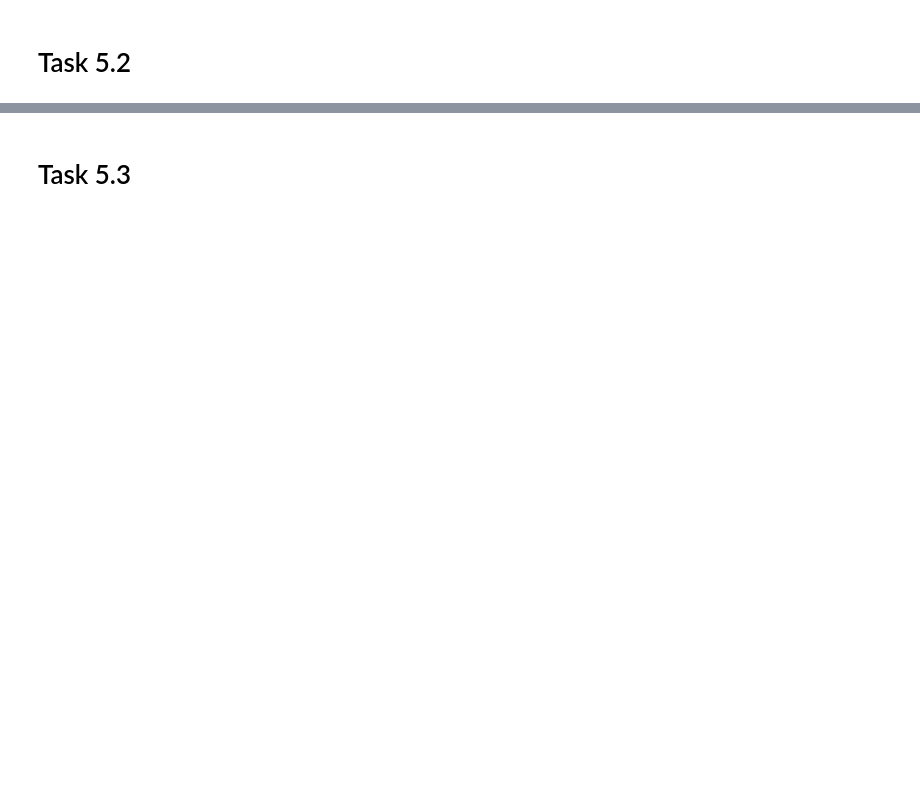
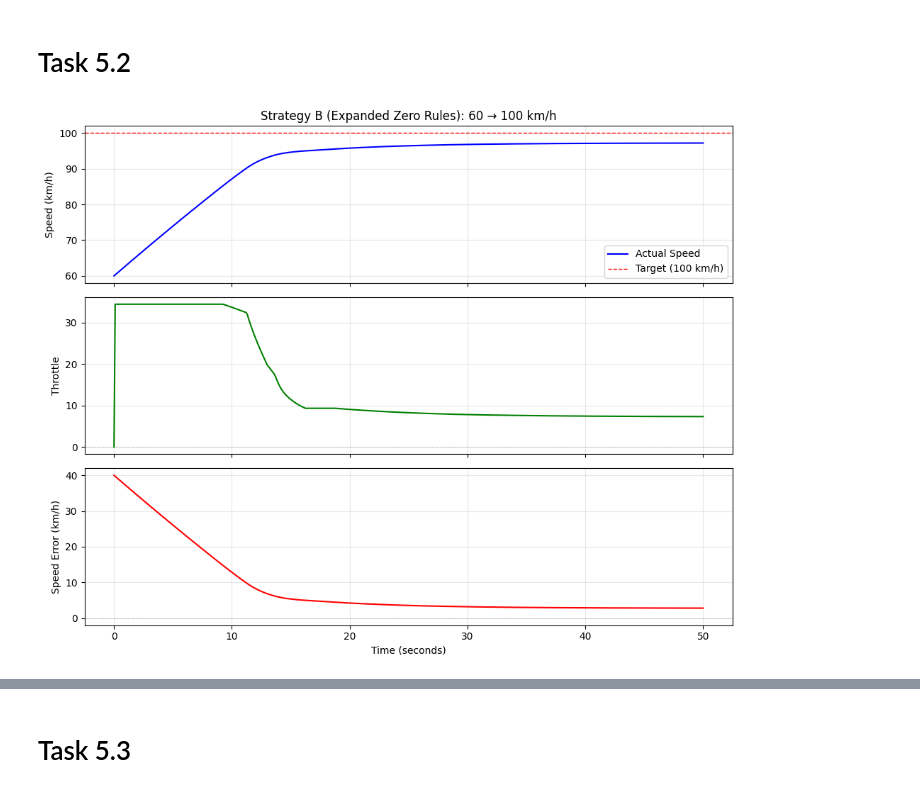
Before and after one commit to MichalZdziubany/codespaces-jupyter, a Jupyter notebook: notebooks/lab6.ipynb, the cells around one changed output, grey strips where cells are left out. Saved outputs shown, nothing was run; the diff lists cells and outputs as text; code cells hidden in the pictures; blank space fills up the shorter version.

```diff
--- a/notebooks/lab6.ipynb
+++ b/notebooks/lab6.ipynb
@@ -433,2 +513,79 @@ print(f"Tuned A — Final speed: {result_a['speeds'][-1]:.2f}, SSE: {100 - resul
 # %% [markdown]
 # Task 5.2
+# %%
+def create_tuned_controller_B():
+    """Mamdani controller with expanded 'zero' rules to handle drag at steady state."""
+    engine = fl.Engine(
+        name="CruiseControl_TunedB",
+        input_variables=[
+            fl.InputVariable(
+                name="speed_error", minimum=-30, maximum=30,
+                terms=[
+                    fl.Trapezoid("large_negative", -30, -30, -15, -5),
+                    fl.Triangle("small_negative", -10, -5, 0),
+                    fl.Triangle("zero", -5, 0, 5),
+                    fl.Triangle("small_positive", 0, 5, 10),
+                    fl.Trapezoid("large_positive", 5, 15, 30, 30),
+                ],
+            ),
+            fl.InputVariable(
+                name="acceleration", minimum=-5, maximum=5,
+                terms=[
+                    fl.Trapezoid("braking", -5, -5, -2, 0),
+                    fl.Triangle("steady", -1, 0, 1),
+                    fl.Trapezoid("accelerating", 0, 2, 5, 5),
+                ],
+            ),
+        ],
+        output_variables=[
+            fl.OutputVariable(
+                name="throttle", minimum=-50, maximum=50,
+                aggregation=fl.Maximum(),
+                defuzzifier=fl.Centroid(200),
+                terms=[
+                    fl.Trapezoid("brake_hard", -50, -50, -30, -10),
+                    fl.Triangle("brake_light", -20, -10, 0),
+                    fl.Triangle("maintain", -5, 0, 5),
+                    fl.Triangle("accelerate_light", 0, 10, 20),
+                    fl.Trapezoid("accelerate_hard", 10, 30, 50, 50),
+                ],
+            ),
+        ],
+        rule_blocks=[
+            fl.RuleBlock(
+                name="rules",
+                conjunction=fl.Minimum(),
+                disjunction=fl.Maximum(),
+                implication=fl.Minimum(),
+                activation=fl.General(),
+                rules=[
+                    fl.Rule.create("if speed_error is large_negative then throttle is brake_hard"),
+                    fl.Rule.create("if speed_error is small_negative and acceleration is accelerating then throttle is brake_light"),
+                    fl.Rule.create("if speed_error is small_negative and acceleration is steady then throttle is brake_light"),
+                    fl.Rule.create("if speed_error is small_negative and acceleration is braking then throttle is maintain"),
+                    # Expanded zero-error rules (replaces single "zero → maintain"):
+                    fl.Rule.create("if speed_error is zero and acceleration is braking then throttle is accelerate_light"),
+                    fl.Rule.create("if speed_error is zero and acceleration is steady then throttle is maintain"),
+                    fl.Rule.create("if speed_error is zero and acceleration is accelerating then throttle is maintain"),
+                    fl.Rule.create("if speed_error is small_positive and acceleration is braking then throttle is accelerate_light"),
+                    fl.Rule.create("if speed_error is small_positive and acceleration is steady then throttle is accelerate_light"),
+                    fl.Rule.create("if speed_error is small_positive and acceleration is accelerating then throttle is maintain"),
+                    fl.Rule.create("if speed_error is large_positive then throttle is accelerate_hard"),
+                ],
+            ),
+        ],
+    )
+    return engine
+
+tuned_b = create_tuned_controller_B()
+result_b = run_simulation(tuned_b, plant, target_speed=100, initial_speed=60, n_steps=500)
+
+plot_simulation(result_b['times'], result_b['speeds'], result_b['throttles'], result_b['errors'],
+    target=100, title='Strategy B (Expanded Zero Rules): 60 → 100 km/h')
+
+print(f"Rules: {len(tuned_b.rule_blocks[0].rules)}")
+print(f"Original  — Final speed: {result['speeds'][-1]:.2f} km/h, SSE: {100 - result['speeds'][-1]:.2f} km/h")
+print(f"Tuned A   — Final speed: {result_a['speeds'][-1]:.2f} km/h, SSE: {100 - result_a['speeds'][-1]:.2f} km/h")
+print(f"Tuned B   — Final speed: {result_b['speeds'][-1]:.2f} km/h, SSE: {100 - result_b['speeds'][-1]:.2f} km/h")
+# %% [output]
+[figure, added]
```
Also changed, not shown: parts of 12 cells of this notebook.
